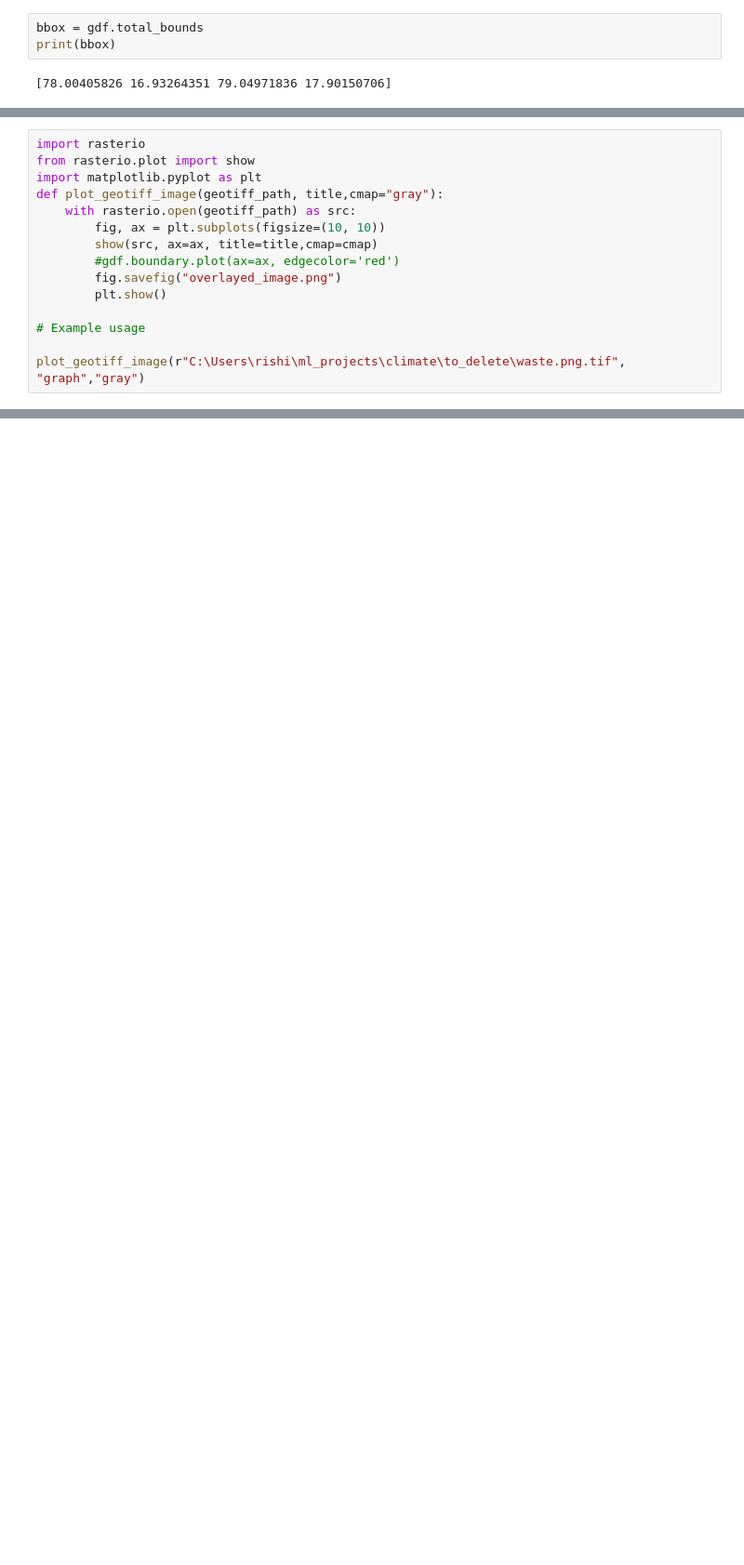
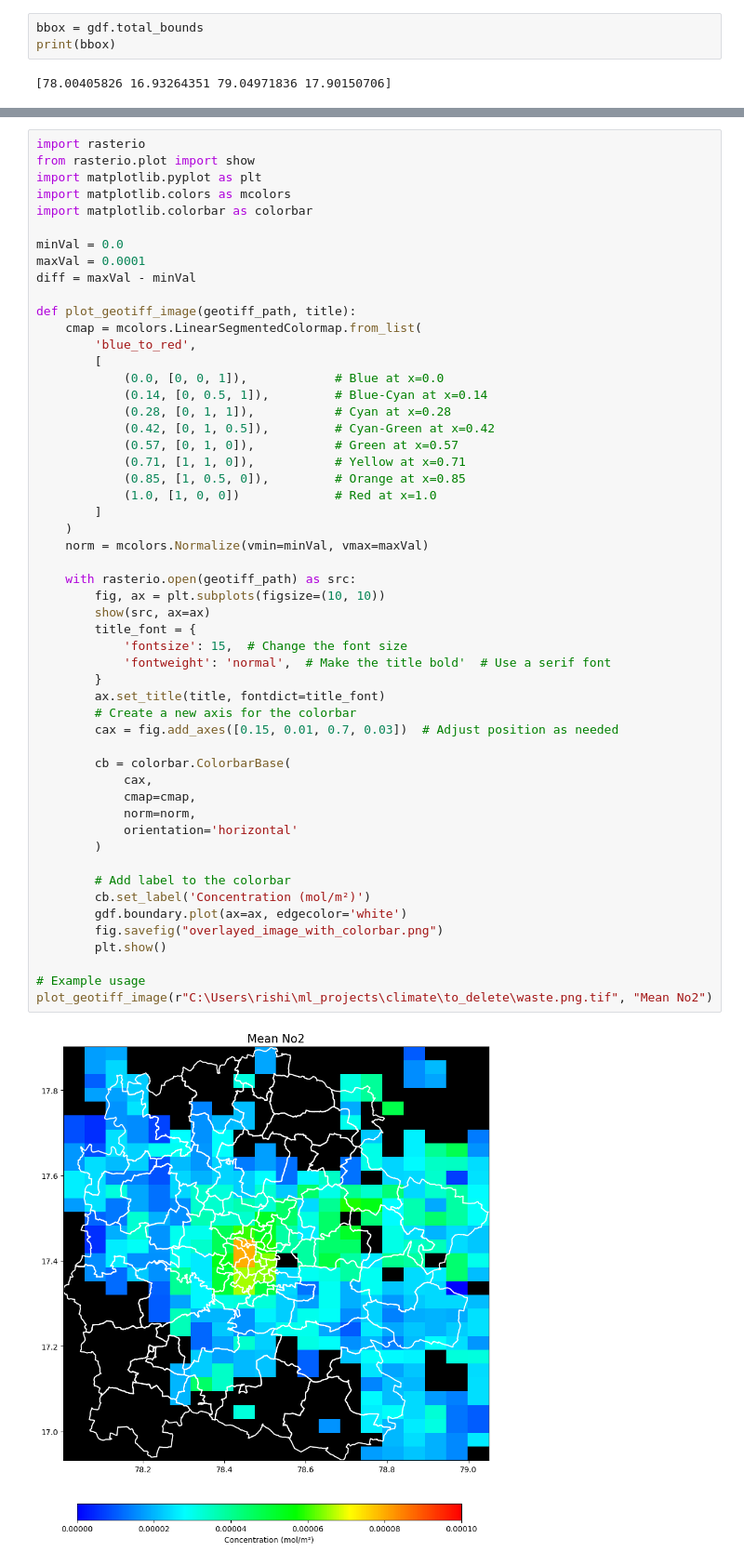
Before and after one commit to Rishi-Bharadwaj/air_pollution_correlation, a Jupyter notebook: geo_data.ipynb, the cells around one changed output, grey strips where cells are left out. Shown: that part at 93% size. Drawn from its saved outputs; the diff is of its cells as text; blank space fills up the shorter version.

Commit message:
overlay working

```diff
--- a/geo_data.ipynb
+++ b/geo_data.ipynb
@@ -65,18 +65,3 @@ plt.show()
 # %% [output]
 <PIL.PngImagePlugin.PngImageFile image mode=RGBA size=1500x1500 at 0x...>
 [figure]
-# %%
-import rasterio
-from rasterio.plot import show
-import matplotlib.pyplot as plt
-def plot_geotiff_image(geotiff_path, title,cmap="gray"):
-    with rasterio.open(geotiff_path) as src:
-        fig, ax = plt.subplots(figsize=(10, 10))
-        show(src, ax=ax, title=title,cmap=cmap)
-        #gdf.boundary.plot(ax=ax, edgecolor='red')
-        fig.savefig("overlayed_image.png")
-        plt.show()
-
-# Example usage
-
-plot_geotiff_image(r"C:\Users\rishi\ml_projects\climate\to_delete\waste.png.tif", "graph","gray")
@@ -84,0 +68,55 @@ plot_geotiff_image(r"C:\Users\rishi\ml_projects\climate\to_delete\waste.png.tif"
+# %%
+import rasterio
+from rasterio.plot import show
+import matplotlib.pyplot as plt
+import matplotlib.colors as mcolors
+import matplotlib.colorbar as colorbar
+
+minVal = 0.0
+maxVal = 0.0001
+diff = maxVal - minVal
+
+def plot_geotiff_image(geotiff_path, title):
+    cmap = mcolors.LinearSegmentedColormap.from_list(
+        'blue_to_red',
+        [
+            (0.0, [0, 0, 1]),            # Blue at x=0.0
+            (0.14, [0, 0.5, 1]),         # Blue-Cyan at x=0.14
+            (0.28, [0, 1, 1]),           # Cyan at x=0.28
+            (0.42, [0, 1, 0.5]),         # Cyan-Green at x=0.42
+            (0.57, [0, 1, 0]),           # Green at x=0.57
+            (0.71, [1, 1, 0]),           # Yellow at x=0.71
+            (0.85, [1, 0.5, 0]),         # Orange at x=0.85
+            (1.0, [1, 0, 0])             # Red at x=1.0
+        ]
+    )
+    norm = mcolors.Normalize(vmin=minVal, vmax=maxVal)
+
+    with rasterio.open(geotiff_path) as src:
+        fig, ax = plt.subplots(figsize=(10, 10))
+        show(src, ax=ax)
+        title_font = {
+            'fontsize': 15,  # Change the font size
+            'fontweight': 'normal',  # Make the title bold'  # Use a serif font
+        }
+        ax.set_title(title, fontdict=title_font)
+        # Create a new axis for the colorbar
+        cax = fig.add_axes([0.15, 0.01, 0.7, 0.03])  # Adjust position as needed
+
+        cb = colorbar.ColorbarBase(
+            cax,
+            cmap=cmap,
+            norm=norm,
+            orientation='horizontal'
+        )
+
+        # Add label to the colorbar
+        cb.set_label('Concentration (mol/m²)')
+        gdf.boundary.plot(ax=ax, edgecolor='white')
+        fig.savefig("overlayed_image_with_colorbar.png")
+        plt.show()
+
+# Example usage
+plot_geotiff_image(r"C:\Users\rishi\ml_projects\climate\to_delete\waste.png.tif", "Mean No2")
+# %% [output]
+[figure, added]
```
Also changed, not shown: parts of 1 cell of this notebook, 3 other files.
